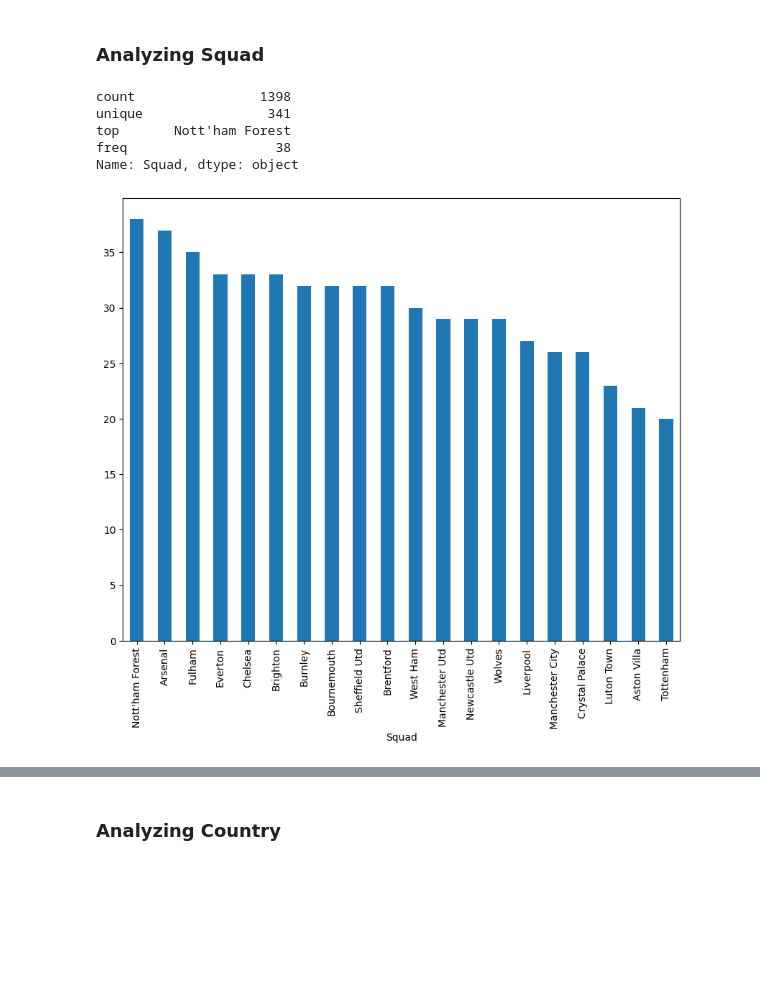
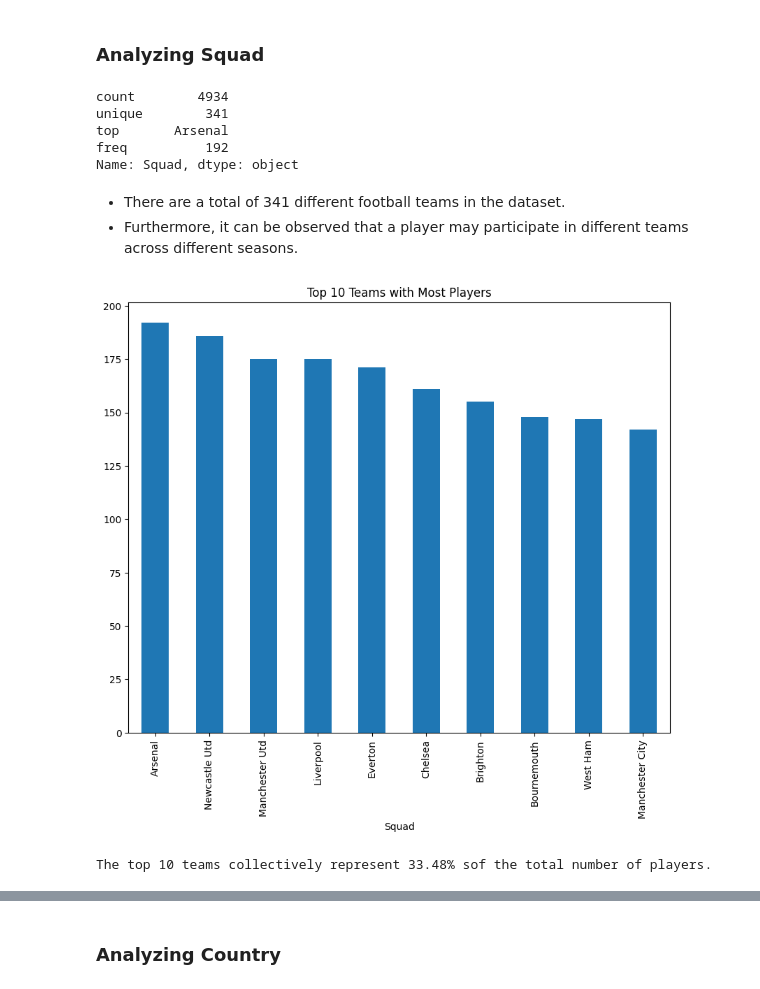
Before and after one commit to hwangdeokThien/CSC14119_IntroDS_final_project, a Jupyter notebook: src/notebooks/3.0-data_exploration.ipynb, the cells around one changed output, grey strips where cells are left out. Cells and saved outputs as stored; diff of their text form; code cells hidden in the pictures; blank space fills up the shorter version.

Commit message:
[UPDATE] update visualize categorical feature in eda stage

```diff
--- a/src/notebooks/3.0-data_exploration.ipynb
+++ b/src/notebooks/3.0-data_exploration.ipynb
@@ -118,17 +127,25 @@ plt.show()
 # %% [markdown]
 ### Analyzing Squad
 # %%
-squad_df =  df[['Name', 'Squad']].drop_duplicates()['Squad']
+squad_df =  df['Squad']
 squad_df.describe()
 # %% [output]
-count                1398
-unique                341
-top       Nott'ham Forest
-freq                   38
+count        4934
+unique        341
+top       Arsenal
+freq          192
 Name: Squad, dtype: object
+# %% [markdown]
+- There are a total of 341 different football teams in the dataset.
+- Furthermore, it can be observed that a player may participate in different teams across different seasons.
 # %%
 plt.figure(figsize=(10,8))
-squad_df.value_counts()[:20].plot(kind='bar')
+squad_df.value_counts()[:10].plot(kind='bar')
+plt.title('Top 10 Teams with Most Players')
 plt.show()
 # %% [output]
-[figure, old version]
+[figure, new version]
+# %%
+print(f'The top 10 teams collectively represent {round((squad_df.value_counts()[:10].sum()/squad_df.value_counts().sum())*100,2)}% sof the total number of players.')
+# %% [output]
+The top 10 teams collectively represent 33.48% sof the total number of players.
```
Also changed, not shown: parts of 26 cells of this notebook.
